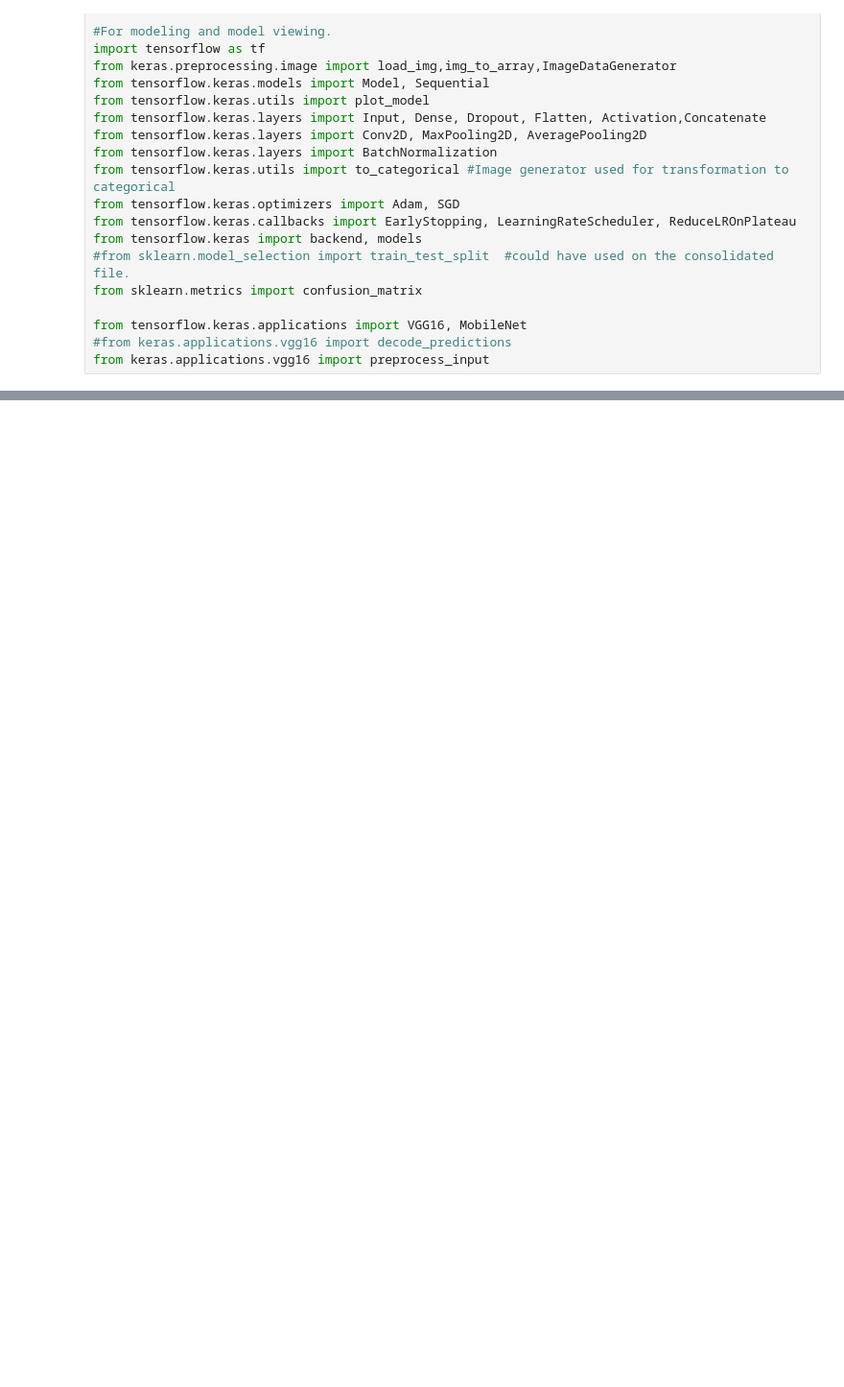
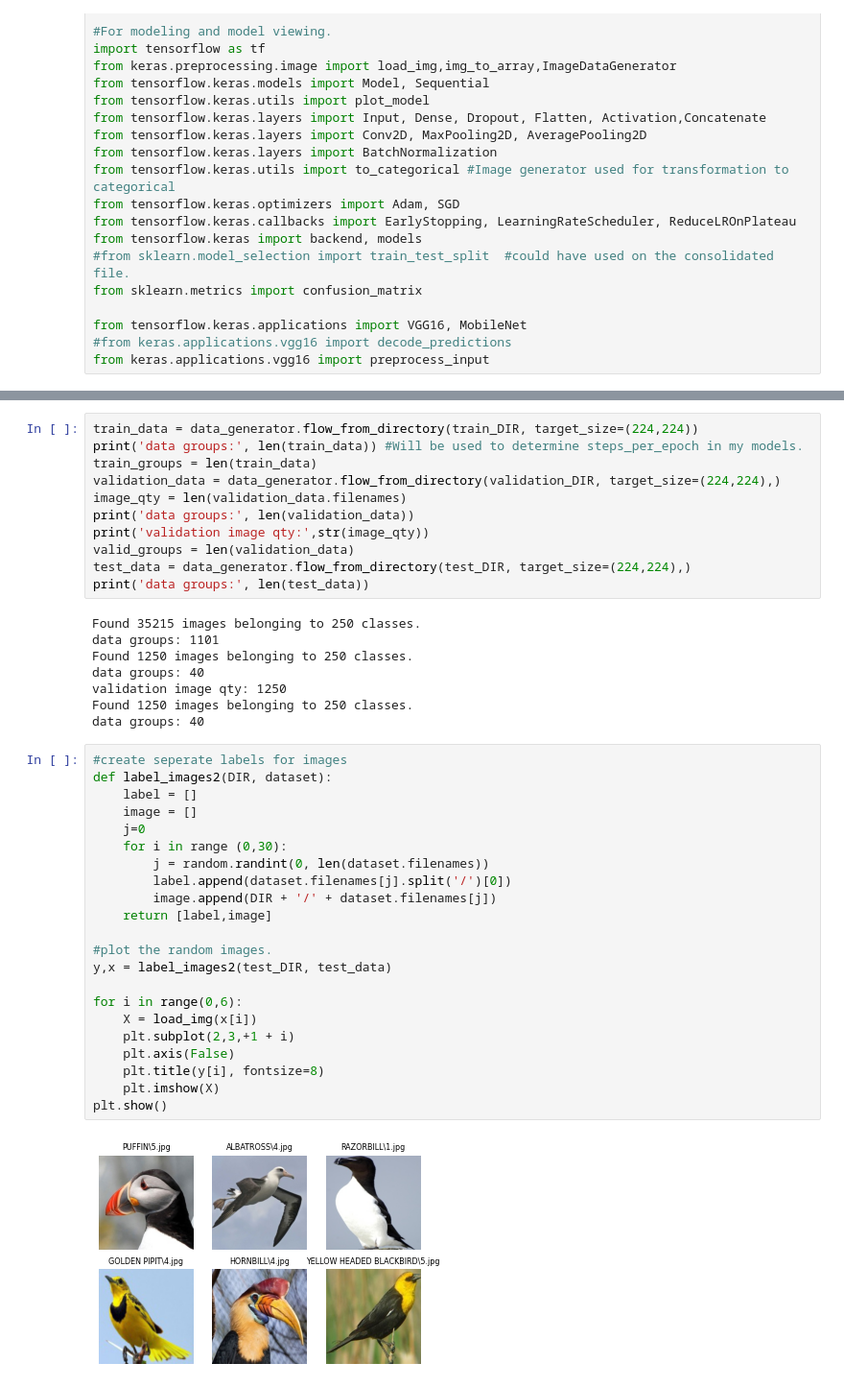
Before and after one commit to mahdi-darvish/Comparative-Analysis-of-ConvNet-Architecture-on-Bird-Species-Dataset, a Jupyter notebook: Untitled.ipynb, the cells around one changed output, grey strips where cells are left out. Shown: that part at 96% size. Cells and saved outputs as stored; diff of their text form; blank space fills up the shorter version.

```diff
--- a/Untitled.ipynb
+++ b/Untitled.ipynb
@@ -37,0 +87,43 @@ BASE_DIR contains  ['consolidated', 'test', 'train', 'valid']
+# %%
+train_data = data_generator.flow_from_directory(train_DIR, target_size=(224,224))
+print('data groups:', len(train_data)) #Will be used to determine steps_per_epoch in my models.
+train_groups = len(train_data)
+validation_data = data_generator.flow_from_directory(validation_DIR, target_size=(224,224),)
+image_qty = len(validation_data.filenames)
+print('data groups:', len(validation_data))
+print('validation image qty:',str(image_qty))
+valid_groups = len(validation_data)
+test_data = data_generator.flow_from_directory(test_DIR, target_size=(224,224),)
+print('data groups:', len(test_data))
+# %% [output]
+Found 35215 images belonging to 250 classes.
+data groups: 1101
+Found 1250 images belonging to 250 classes.
+data groups: 40
+validation image qty: 1250
+Found 1250 images belonging to 250 classes.
+data groups: 40
+# %%
+#create seperate labels for images
+def label_images2(DIR, dataset):
+    label = []
+    image = []
+    j=0
+    for i in range (0,30):
+        j = random.randint(0, len(dataset.filenames))
+        label.append(dataset.filenames[j].split('/')[0])
+        image.append(DIR + '/' + dataset.filenames[j])
+    return [label,image]
+
+#plot the random images.
+y,x = label_images2(test_DIR, test_data)
+
+for i in range(0,6):
+    X = load_img(x[i])
+    plt.subplot(2,3,+1 + i)
+    plt.axis(False)
+    plt.title(y[i], fontsize=8)
+    plt.imshow(X)
+plt.show()
+# %% [output]
+[figure, added]
```
Also changed, not shown: parts of 6 cells of this notebook.
